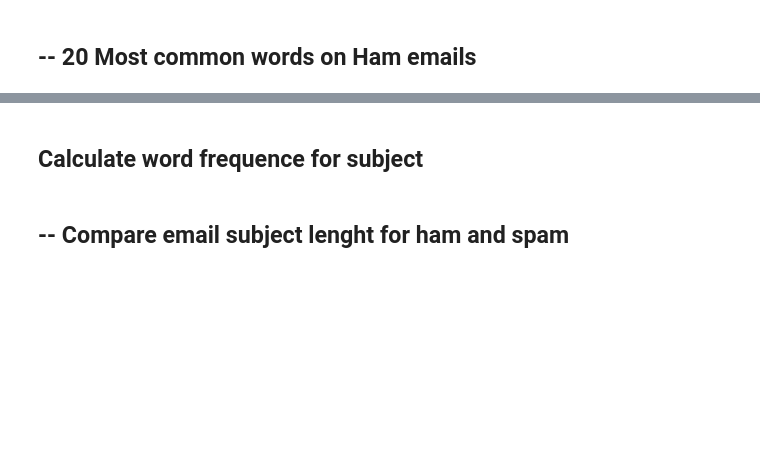
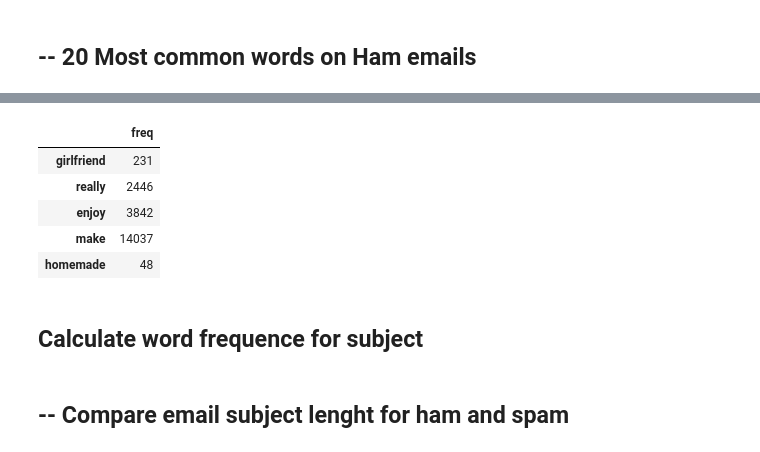
Before and after one commit to cordeiroph/SpamEmailClassifier, a Jupyter notebook: SpamEmailClassifier2.ipynb, the cells around one changed output, grey strips where cells are left out. Cells and saved outputs as stored; diff of their text form; code cells hidden in the pictures; blank space fills up the shorter version.

```diff
--- a/SpamEmailClassifier2.ipynb
+++ b/SpamEmailClassifier2.ipynb
@@ -775,3 +825,12 @@ plot20MostWord(countHam)
+# %%
+dfCounter.head()
+# %% [output]
+|  | freq |
+| girlfriend | 231 |
+| really | 2446 |
+| enjoy | 3842 |
+| make | 14037 |
+| homemade | 48 |
 # %% [markdown]
 ## Calculate word frequence for subject
 # %% [markdown]
```
Also changed, not shown: parts of 7 cells of this notebook.
